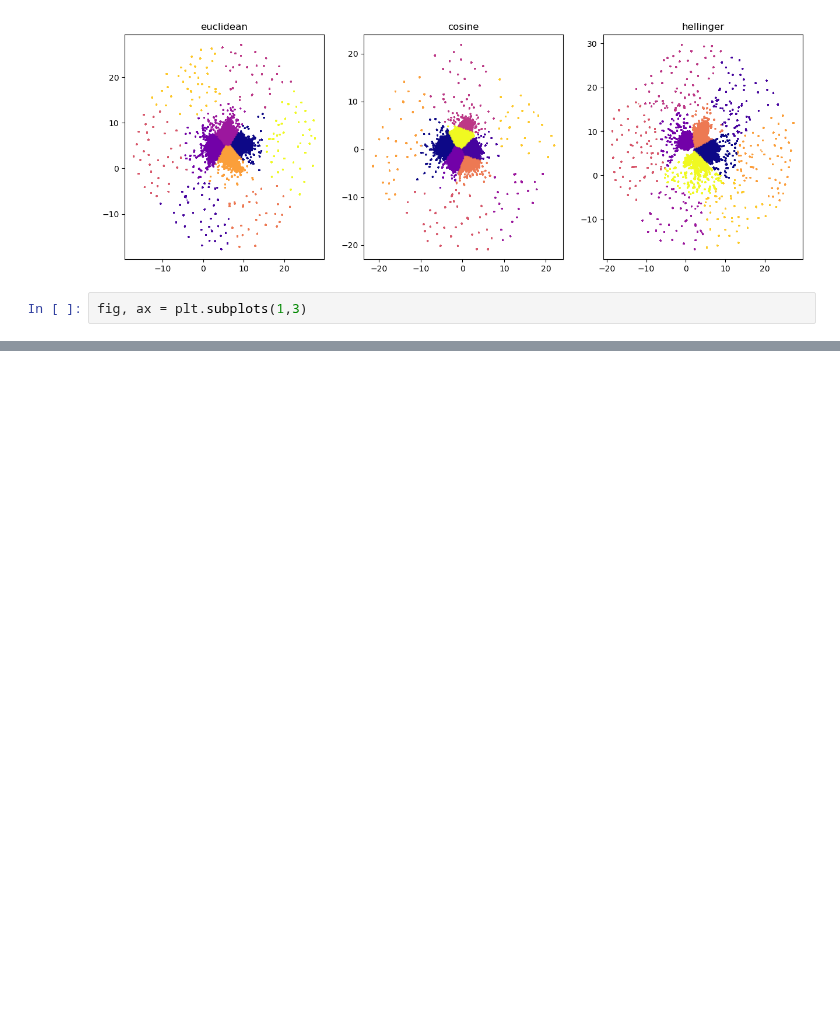
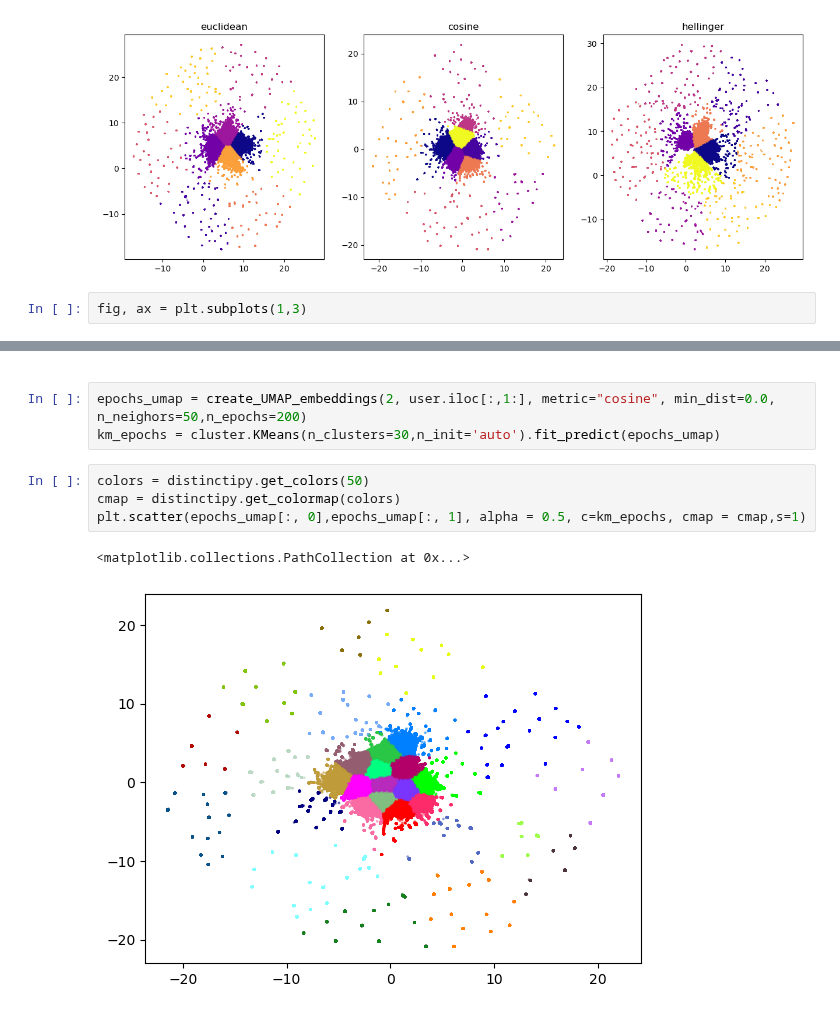
Before and after one commit to nicholas-rf/RecommenderProject, a Jupyter notebook: ExploratoryAnalysis/KMeans_hyperparameters.ipynb, the cells around one changed output, grey strips where cells are left out. Cells and saved outputs as stored; diff of their text form; blank space fills up the shorter version.

```diff
--- a/ExploratoryAnalysis/KMeans_hyperparameters.ipynb
+++ b/ExploratoryAnalysis/KMeans_hyperparameters.ipynb
@@ -69,0 +142,12 @@ fig, ax = plt.subplots(1,3)
+# %% [markdown]
+<!-- We're still getting a lot of outliers for this method weirdly I think I will try to go back to clustering just based on the features of the user vectors, and then just use umap to visualize the clusters -->
+# %%
+epochs_umap = create_UMAP_embeddings(2, user.iloc[:,1:], metric="cosine", min_dist=0.0, n_neighors=50,n_epochs=200)
+km_epochs = cluster.KMeans(n_clusters=30,n_init='auto').fit_predict(epochs_umap)
+# %%
+colors = distinctipy.get_colors(50)
+cmap = distinctipy.get_colormap(colors)
+plt.scatter(epochs_umap[:, 0],epochs_umap[:, 1], alpha = 0.5, c=km_epochs, cmap = cmap,s=1)
+# %% [output]
+<matplotlib.collections.PathCollection at 0x...>
+[figure, added]
```
Also changed, not shown: parts of 27 cells of this notebook, 2 other files.
